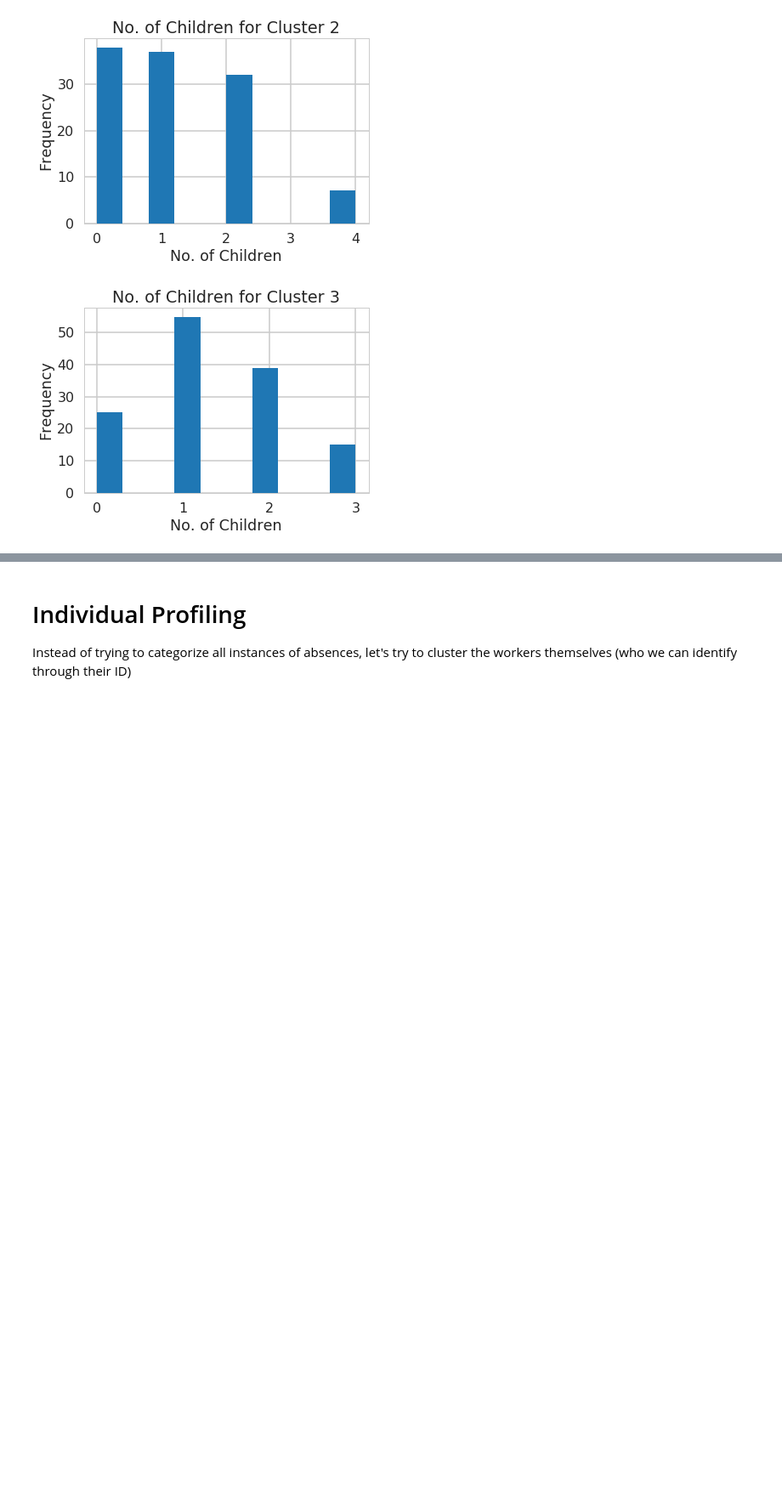
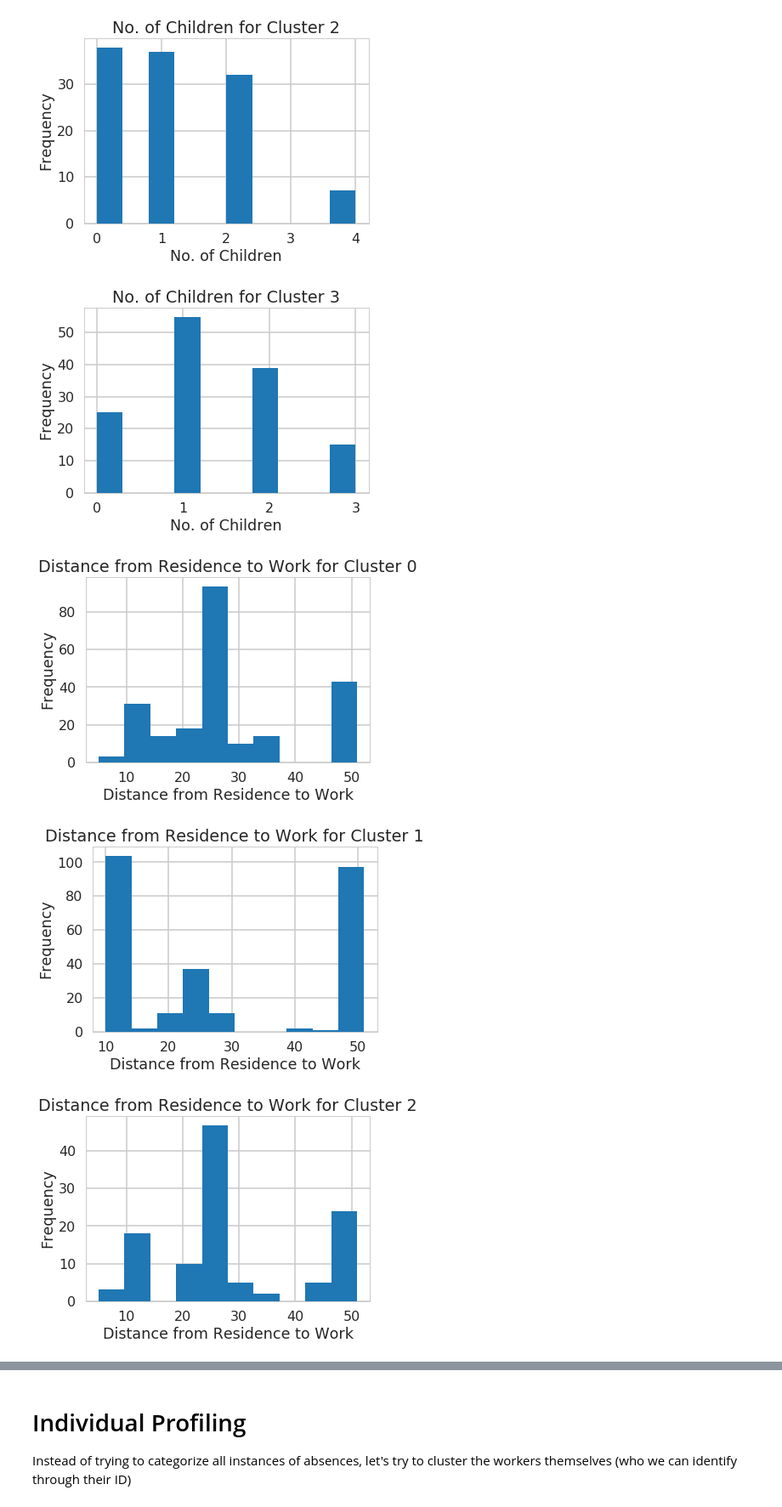
Before and after one commit to liu10andrew/Absentee_profiling, a Jupyter notebook: Absentee Profiling.ipynb, the cells around one changed output, grey strips where cells are left out. Shown: that part at 85% size. Drawn from its saved outputs; the diff is of its cells as text; code cells hidden in the pictures; blank space fills up the shorter version.

```diff
--- a/Absentee Profiling.ipynb
+++ b/Absentee Profiling.ipynb
@@ -421,3 +421,14 @@ for val in sorted(absences.labels.unique()):
 [figure]
 [figure]
 [figure]
+# %%
+for val in sorted(absences.labels.unique()):
+    plt.figure()
+    plt.xlabel('Distance from Residence to Work')
+    plt.ylabel('Frequency')
+    plt.title('Distance from Residence to Work for Cluster %s' %val)
+    plt.hist(absences[absences['labels']==val]['Distance from Residence to Work'])
+# %% [output]
+[figure, added]
+[figure, added]
+[figure, added]
```
Also changed, not shown: parts of 5 cells of this notebook.
